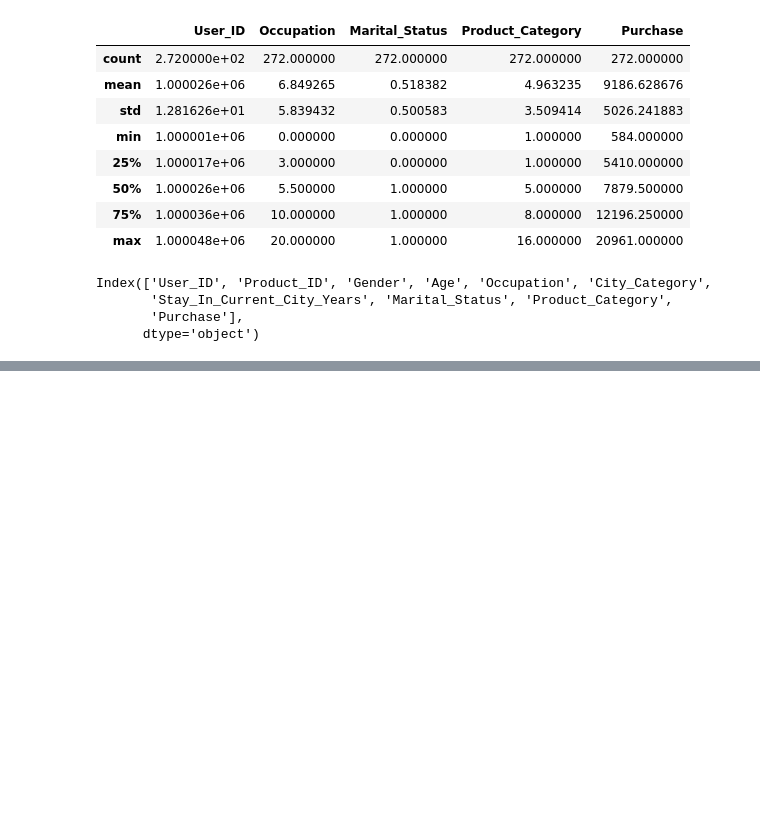
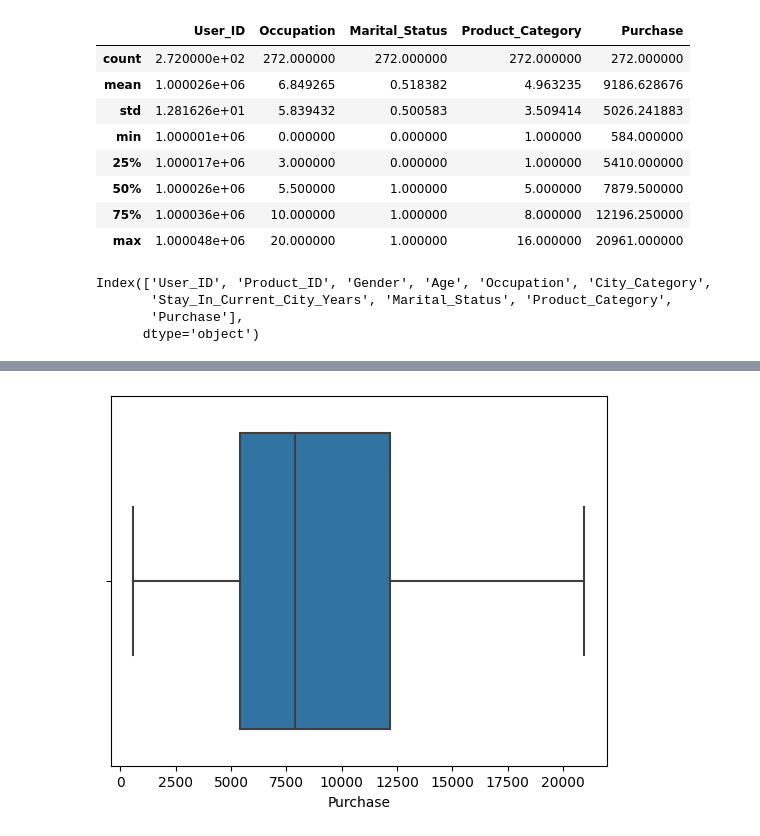
Before and after one commit to JoeJoyal/python-basic, a Jupyter notebook: E-commerce/experiment.ipynb, the cells around one changed output, grey strips where cells are left out. Drawn from its saved outputs; the diff is of its cells as text; code cells hidden in the pictures; blank space fills up the shorter version.

Commit message:
charts some more added ipynb

```diff
--- a/E-commerce/experiment.ipynb
+++ b/E-commerce/experiment.ipynb
@@ -41,0 +56,5 @@ import seaborn as sns
+# %%
+sns.boxplot(data['Purchase'])
+plt.show()
+# %% [output]
+[figure, added]
```
Also changed, not shown: parts of 11 cells of this notebook, 1 other file.
